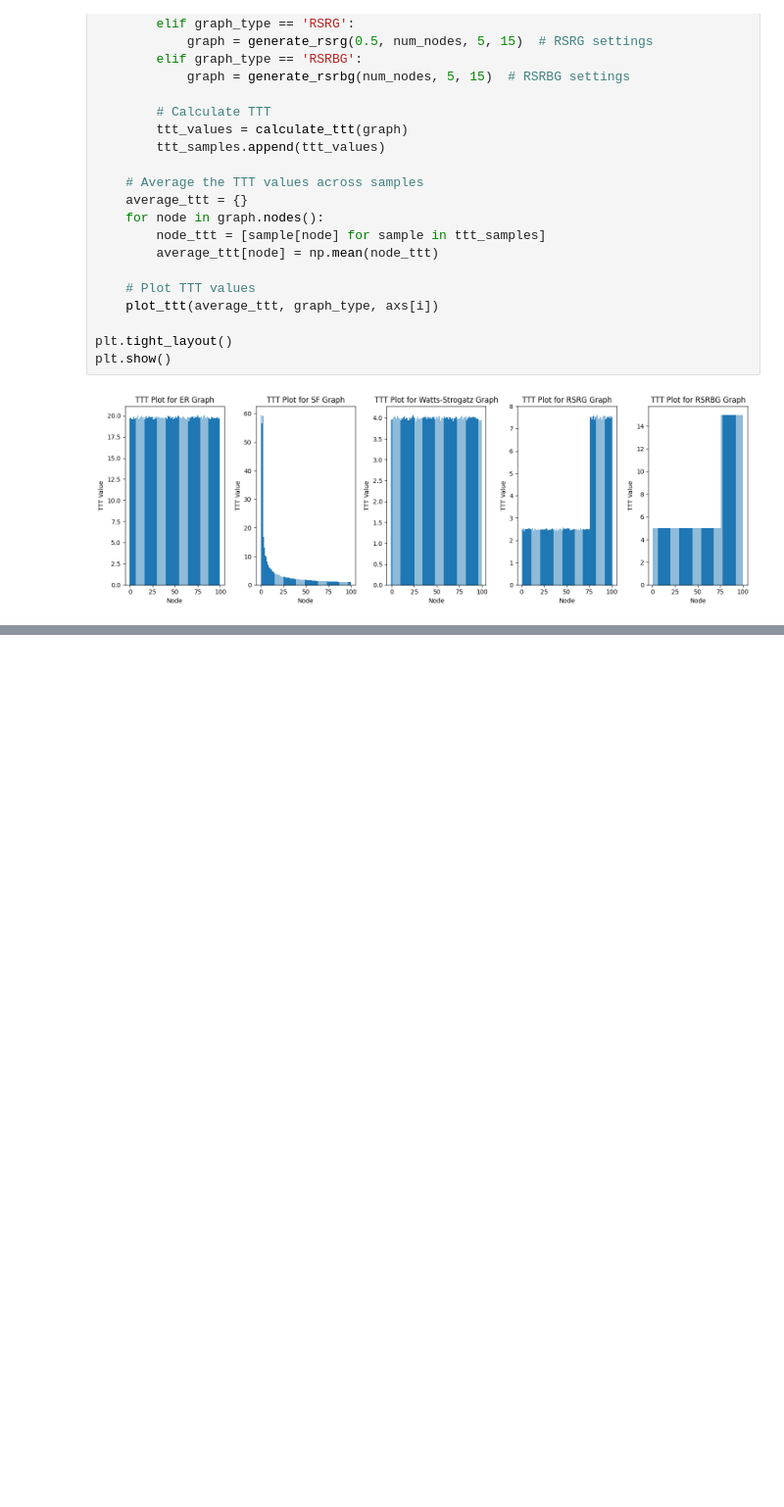
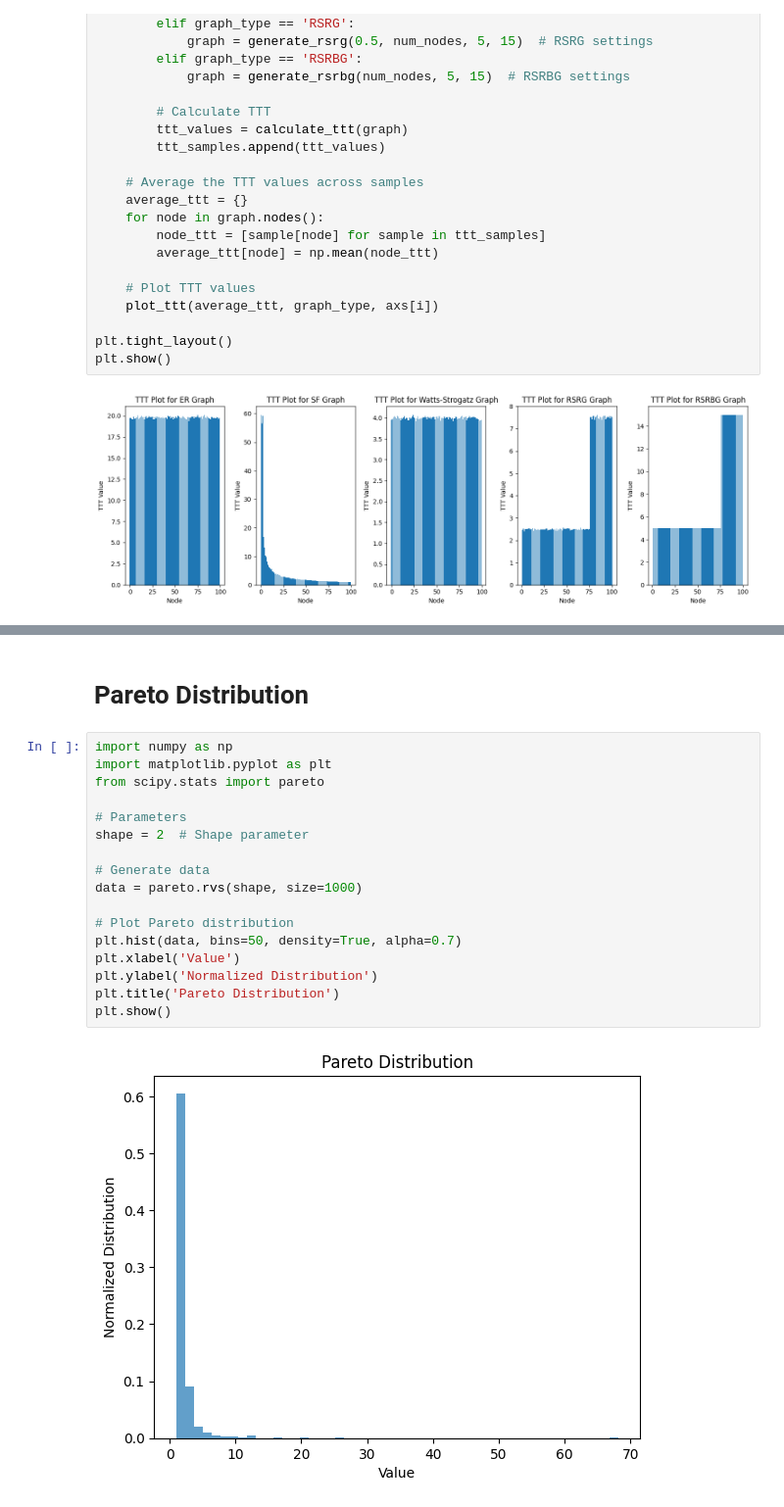
Before and after one commit to MSaeed1381/Simulation_Final_Project, a Jupyter notebook: part9.ipynb, the cells around one changed output, grey strips where cells are left out. Shown: that part at 98% size. Saved outputs shown, nothing was run; the diff lists cells and outputs as text; blank space fills up the shorter version.

```diff
--- a/part9.ipynb
+++ b/part9.ipynb
@@ -394,0 +437,21 @@ plt.show()
+# %% [markdown]
+# Pareto Distribution
+# %%
+import numpy as np
+import matplotlib.pyplot as plt
+from scipy.stats import pareto
+
+# Parameters
+shape = 2  # Shape parameter
+
+# Generate data
+data = pareto.rvs(shape, size=1000)
+
+# Plot Pareto distribution
+plt.hist(data, bins=50, density=True, alpha=0.7)
+plt.xlabel('Value')
+plt.ylabel('Normalized Distribution')
+plt.title('Pareto Distribution')
+plt.show()
+# %% [output]
+[figure, added]
```
Also changed, not shown: parts of 4 cells of this notebook.
